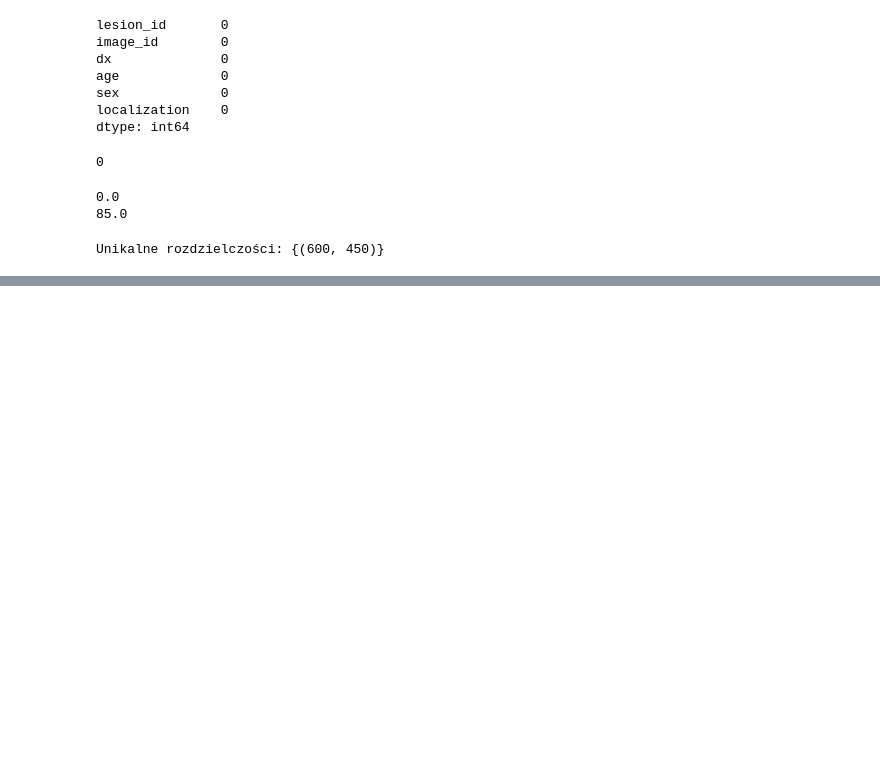
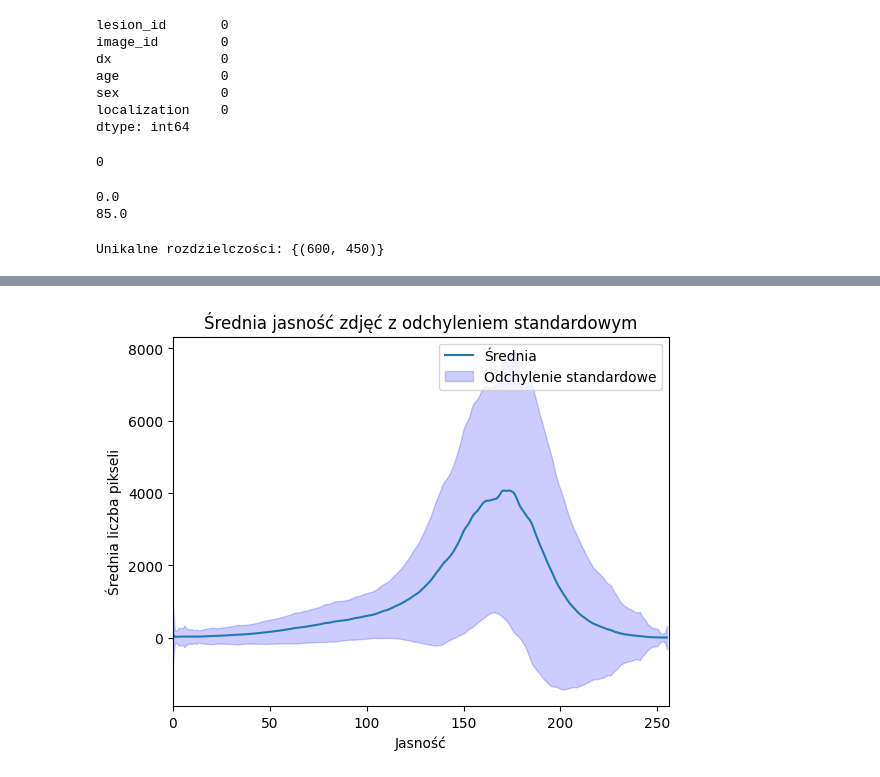
Before and after one commit to pvtka/CNN_HAM10000, a Jupyter notebook: code.ipynb, the cells around one changed output, grey strips where cells are left out. Saved outputs shown, nothing was run; the diff lists cells and outputs as text; code cells hidden in the pictures; blank space fills up the shorter version.

```diff
--- a/code.ipynb
+++ b/code.ipynb
@@ -136,0 +174,16 @@ for filename in files:
+# %%
+#Sprawdzenie unikalności
+hashes = {}
+for filename in os.listdir(image_directory):
+    img = Image.open(os.path.join(image_directory, filename))
+    img_hash = hash(img.tobytes())
+
+    if img_hash in hashes:
+         print(f"Duplikat znaleziony: {filename} i {hashes[img_hash]}")
+         img1 = Image.open(os.path.join(image_directory, filename))
+         img2 = Image.open(os.path.join(image_directory, hashes[img_hash]))
+         img1.show()
+         img2.show()
+
+    else:
+        hashes[img_hash] = filename
@@ -136,0 +227,46 @@ for filename in files:
+# %%
+#Sprawdzenie jasności zdjęć
+from PIL import Image
+import os
+import numpy as np
+import matplotlib.pyplot as plt
+
+# Tablica do przechowywania histogramów
+histograms = []
+
+for filename in os.listdir(image_directory):
+    if filename.endswith(".jpg"):
+        # Ścieżka do obrazu
+        image_path = os.path.join(image_directory, filename)
+
+        # Odczytanie obrazu
+        img = Image.open(image_path).convert('L')
+
+        # Obliczenie histogramu i dodanie go do listy histogramów
+        histogram = img.histogram()
+        histograms.append(histogram[:256])
+
+# Konwersja listy histogramów na tablicę NumPy
+histograms = np.array(histograms)
+
+# Obliczenie uśrednionego histogramu i odchylenia standardowego
+average_histogram = np.mean(histograms, axis=0)
+std_histogram = np.std(histograms, axis=0)
+
+# Wyświetlenie histogramu z odchyleniem standardowym
+plt.figure()
+plt.title("Średnia jasność zdjęć z odchyleniem standardowym")
+plt.xlabel("Jasność")
+plt.ylabel("Średnia liczba pikseli")
+
+# Rysowanie średniego histogramu
+plt.plot(average_histogram, label="Średnia")
+
+# Rysowanie odchylenia standardowego
+plt.fill_between(range(256), average_histogram - std_histogram, average_histogram + std_histogram, color='b', alpha=0.2, label="Odchylenie standardowe")
+
+plt.xlim([0, 256])
+plt.legend()
+plt.show()
+# %% [output]
+[figure, added]
```
Also changed, not shown: parts of 22 cells of this notebook.
